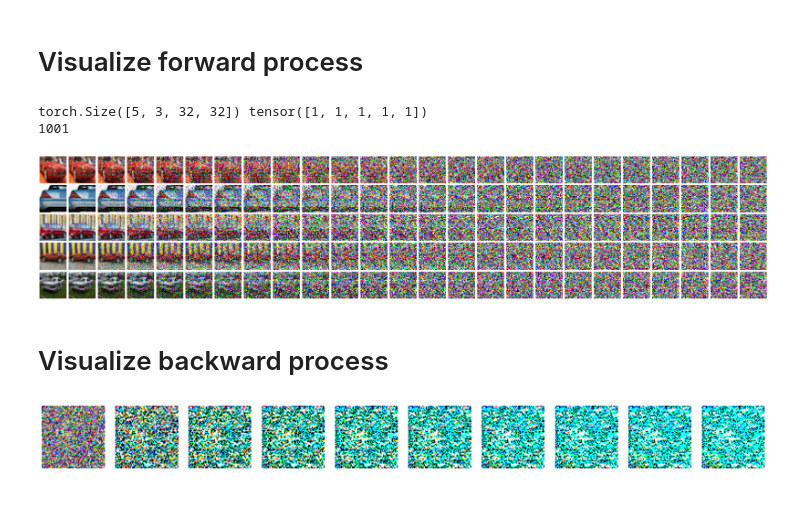
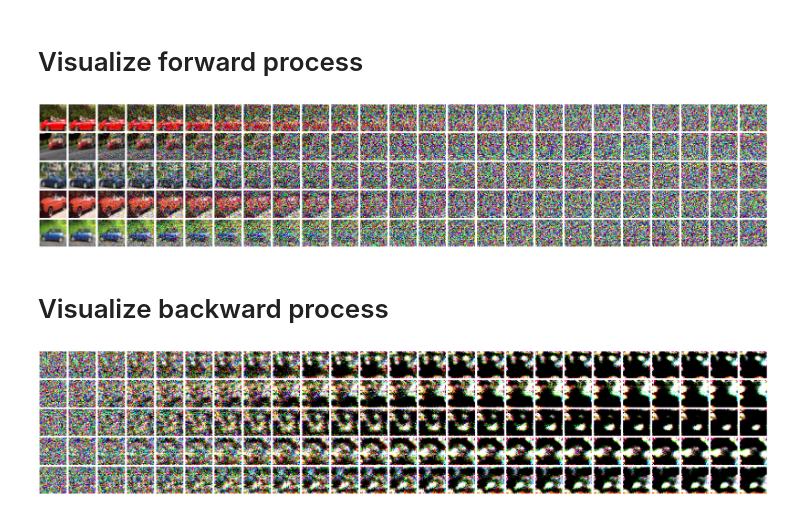
Before and after one commit to szjasinski/diffusion, a Jupyter notebook: notebook.ipynb, the cells around one changed output. Drawn from its saved outputs; the diff is of its cells as text; code cells hidden in the pictures.

```diff
--- a/notebook.ipynb
+++ b/notebook.ipynb
@@ -23,6 +24,2 @@ Files already downloaded and verified
 # %% [markdown]
 # Train model
-# %%
-diffusion = Diffusion()
-
-diffusion.train(dataloader, batch_size=batch_size, T=1000, epochs=100)
@@ -43,0 +26,10 @@ Epoch 7 | Step 000 | Loss: 0.15480640530586243
+# %%
+T = 1000
+scheduler = 'linear'
+
+diffuser = Diffusion(T=T, noise_scheduler=scheduler)
+
+epochs = 20
+lr = 0.0001
+
+diffuser.train(dataloader, epochs=epochs, lr=lr)
@@ -44,20 +54,16 @@ Epoch 7 | Step 000 | Loss: 0.15480640530586243
 # %% [markdown]
 # Visualize forward process
-# %%
-n_rows = batch_size
-n_cols = 25
-T = 1000
-steps = int(T / n_cols)
-
-for images, labels in dataloader:
-    print(images.shape, labels)
-    forward_process_list = diffusion.q_iteratively(x_0=images, t=T)  # List of batches
-    print(len(forward_process_list))
-    visualize_images(forward_process_list[::steps], n_rows=n_rows, n_cols=n_cols)
-    break
-# %% [output]
-torch.Size([5, 3, 32, 32]) tensor([1, 1, 1, 1, 1])
-1001
-[figure, removed]
+# %%
+n_rows = batch_size
+n_cols = 25
+T = 1000
+
+it = iter(dataloader)
+imgs, labels = next(it)
+
+forward_process_list = diffuser.get_forward_process_list(x_0=imgs)
+visualize_images(forward_process_list, n_rows, n_cols)
+# %% [output]
+[figure, added]
 # %% [markdown]
 # Visualize backward process
@@ -66,9 +69,0 @@ reverse_process_list = diffusion.infer(T=1000)
-# %%
-n_rows = 1
-n_cols = 10
-T = 1000
-steps = int(T / n_cols)
-
-visualize_images(reverse_process_list[::steps], n_rows=n_rows, n_cols=n_cols)
-# %% [output]
-[figure, removed]
@@ -74,0 +75,6 @@ visualize_images(reverse_process_list[::steps], n_rows=n_rows, n_cols=n_cols)
+# %%
+n_rows = batch_size
+n_cols = 25
+visualize_images(backward_process_list, n_rows, n_cols)
+# %% [output]
+[figure, added]
```
Also changed, not shown: parts of 6 cells of this notebook, 2 other files.
